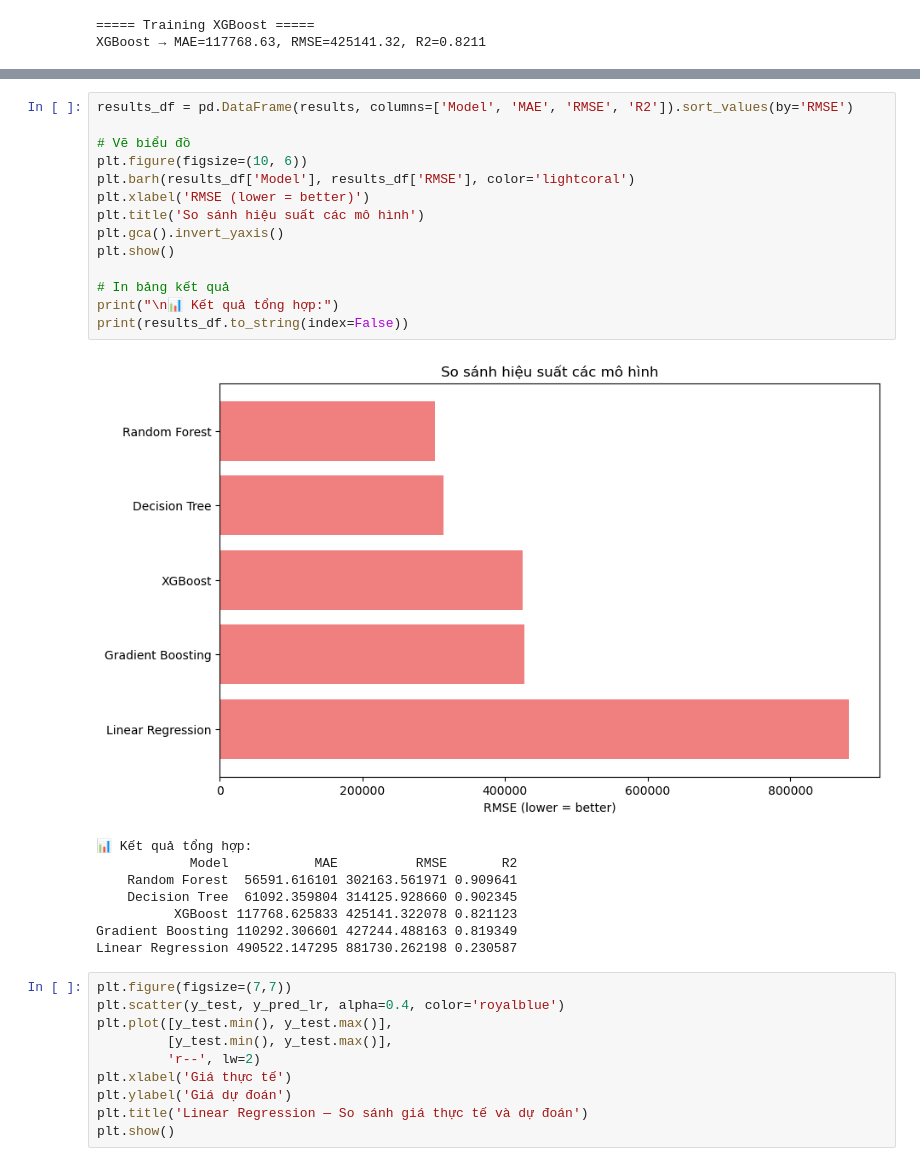
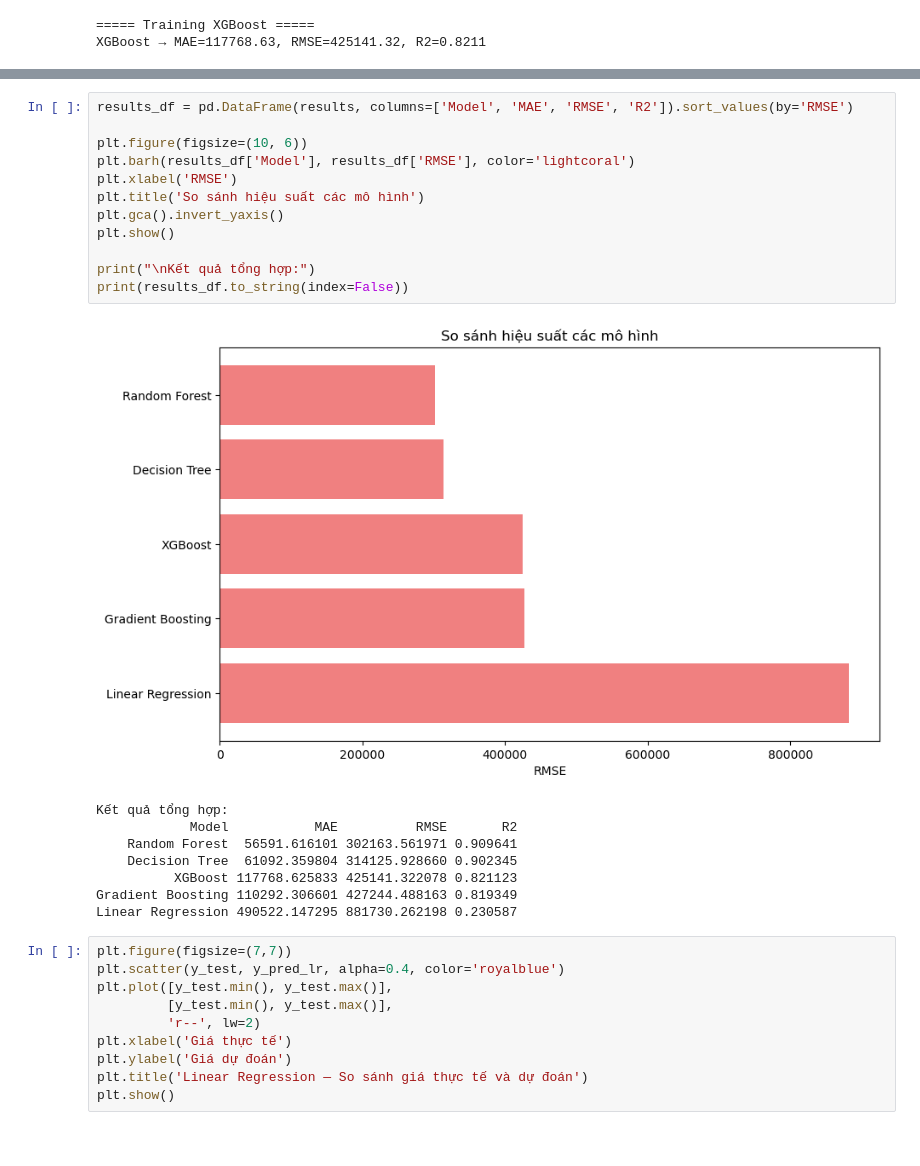
Before and after one commit to Reriiii/australia-real-estate, a Jupyter notebook: 6. Regression Analysis.ipynb, the cells around one changed output, grey strips where cells are left out. Saved outputs shown, nothing was run; the diff lists cells and outputs as text.

```diff
--- a/6. Regression Analysis.ipynb
+++ b/6. Regression Analysis.ipynb
@@ -312,20 +302,18 @@ print(results_df)
 # %%
 results_df = pd.DataFrame(results, columns=['Model', 'MAE', 'RMSE', 'R2']).sort_values(by='RMSE')
 
-# Vẽ biểu đồ
 plt.figure(figsize=(10, 6))
 plt.barh(results_df['Model'], results_df['RMSE'], color='lightcoral')
-plt.xlabel('RMSE (lower = better)')
+plt.xlabel('RMSE')
 plt.title('So sánh hiệu suất các mô hình')
 plt.gca().invert_yaxis()
 plt.show()
 
-# In bảng kết quả
-print("\n📊 Kết quả tổng hợp:")
+print("\nKết quả tổng hợp:")
 print(results_df.to_string(index=False))
 # %% [output]
-[figure, old version]
+[figure, new version]
-📊 Kết quả tổng hợp:
+Kết quả tổng hợp:
             Model           MAE          RMSE       R2
     Random Forest  56591.616101 302163.561971 0.909641
     Decision Tree  61092.359804 314125.928660 0.902345
```
Also changed, not shown: parts of 5 cells of this notebook, 19 other files.
